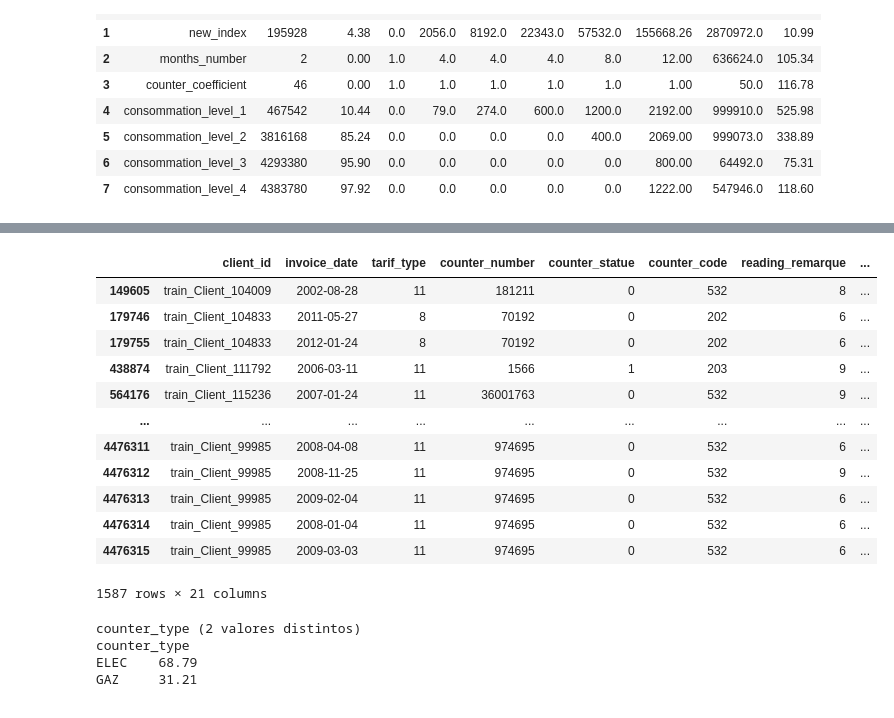
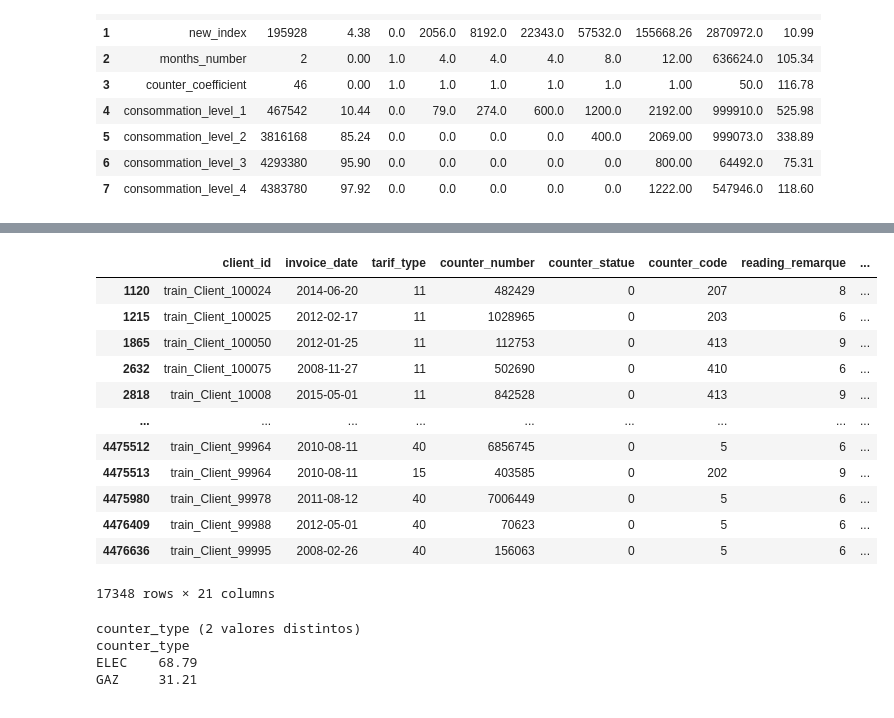
Before and after one commit to omedinaavilla/Fraud-detection-in-Energy-Consume, a Jupyter notebook: notebooks/01_eda.ipynb, the cells around one changed output, grey strips where cells are left out. Drawn from its saved outputs; the diff is of its cells as text; code cells hidden in the pictures.

Commit message:
fixing coefficient

```diff
--- a/notebooks/01_eda.ipynb
+++ b/notebooks/01_eda.ipynb
@@ -212,23 +212,23 @@ invoice_train.loc[[invoice_train["consommation_level_1"].idxmax()]]
 # %%
 invoice_train[
     (invoice_train[[f"consommation_level_{i}" for i in range(1, 5)]].sum(axis=1)
      != invoice_train["new_index"] - invoice_train["old_index"])
-    & (invoice_train["counter_coefficient"] != 1)
+    & (invoice_train["counter_coefficient"] == 1)
 ]
 # %% [output]
 |  | client_id | invoice_date | tarif_type | counter_number | counter_statue | counter_code | reading_remarque | ... |
-| 149605 | train_Client_104009 | 2002-08-28 | 11 | 181211 | 0 | 532 | 8 | ... |
-| 179746 | train_Client_104833 | 2011-05-27 | 8 | 70192 | 0 | 202 | 6 | ... |
-| 179755 | train_Client_104833 | 2012-01-24 | 8 | 70192 | 0 | 202 | 6 | ... |
-| 438874 | train_Client_111792 | 2006-03-11 | 11 | 1566 | 1 | 203 | 9 | ... |
-| 564176 | train_Client_115236 | 2007-01-24 | 11 | 36001763 | 0 | 532 | 9 | ... |
+| 1120 | train_Client_100024 | 2014-06-20 | 11 | 482429 | 0 | 207 | 8 | ... |
+| 1215 | train_Client_100025 | 2012-02-17 | 11 | 1028965 | 0 | 203 | 6 | ... |
+| 1865 | train_Client_100050 | 2012-01-25 | 11 | 112753 | 0 | 413 | 9 | ... |
+| 2632 | train_Client_100075 | 2008-11-27 | 11 | 502690 | 0 | 410 | 6 | ... |
+| 2818 | train_Client_10008 | 2015-05-01 | 11 | 842528 | 0 | 413 | 9 | ... |
 | ... | ... | ... | ... | ... | ... | ... | ... | ... |
-| 4476311 | train_Client_99985 | 2008-04-08 | 11 | 974695 | 0 | 532 | 6 | ... |
-| 4476312 | train_Client_99985 | 2008-11-25 | 11 | 974695 | 0 | 532 | 9 | ... |
-| 4476313 | train_Client_99985 | 2009-02-04 | 11 | 974695 | 0 | 532 | 6 | ... |
-| 4476314 | train_Client_99985 | 2008-01-04 | 11 | 974695 | 0 | 532 | 6 | ... |
-| 4476315 | train_Client_99985 | 2009-03-03 | 11 | 974695 | 0 | 532 | 6 | ... |
+| 4475512 | train_Client_99964 | 2010-08-11 | 40 | 6856745 | 0 | 5 | 6 | ... |
+| 4475513 | train_Client_99964 | 2010-08-11 | 15 | 403585 | 0 | 202 | 9 | ... |
+| 4475980 | train_Client_99978 | 2011-08-12 | 40 | 7006449 | 0 | 5 | 6 | ... |
+| 4476409 | train_Client_99988 | 2012-05-01 | 40 | 70623 | 0 | 5 | 6 | ... |
+| 4476636 | train_Client_99995 | 2008-02-26 | 40 | 156063 | 0 | 5 | 6 | ... |
-1587 rows × 21 columns
+17348 rows × 21 columns
 # %%
 cat_inv = ["tarif_type", "counter_statue", "counter_code", "reading_remarque",
            "counter_coefficient", "counter_type"]
```
Also changed, not shown: parts of 1 cell of this notebook.
